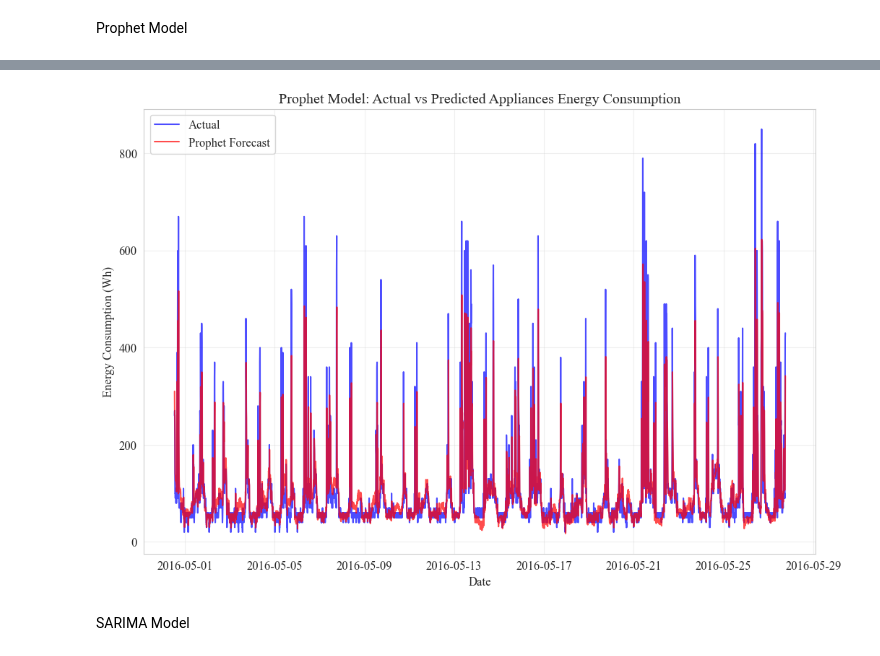
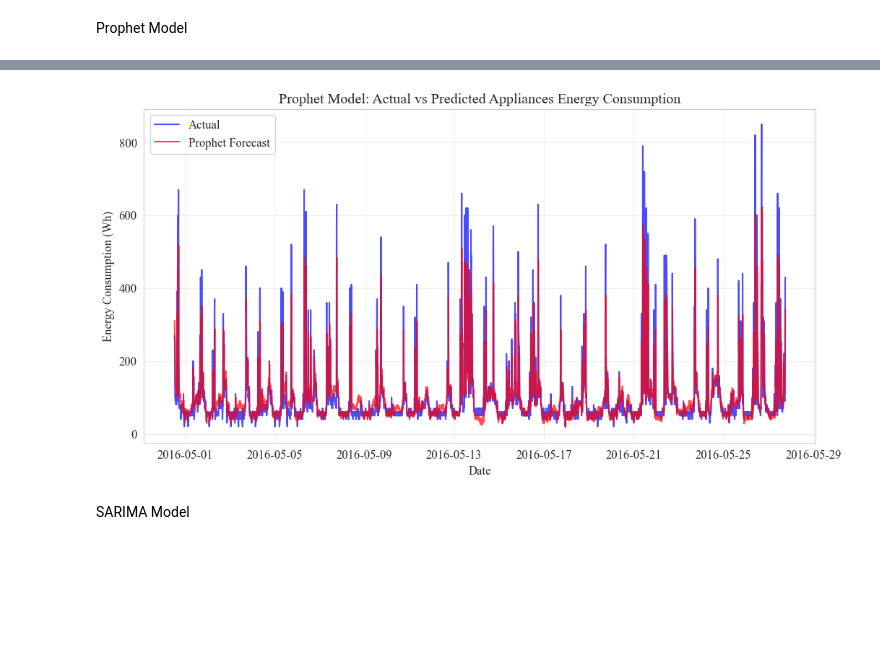
Before and after one commit to CatPieee/Appliances-Energy-Consumption-Forecasting-Using-Time-Series-Machine-Learning, a Jupyter notebook: notebooks/4.0-TimeSeries_ML.ipynb, the cells around one changed output, grey strips where cells are left out. Cells and saved outputs as stored; diff of their text form; code cells hidden in the pictures; blank space fills up the shorter version.

```diff
--- a/notebooks/4.0-TimeSeries_ML.ipynb
+++ b/notebooks/4.0-TimeSeries_ML.ipynb
@@ -131,26 +128,26 @@ MAE: 27.27
 R²: 0.5313
 # %%
 # Visualize Prophet results
-plt.figure(figsize=(12, 8))
+plt.figure(figsize=(12, 6))
 
 # Plot 1: Forecast vs Actual
 plt.plot(prophet_test['ds'], prophet_test['y'], label='Actual', color='blue', alpha=0.7)
 plt.plot(prophet_test['ds'], prophet_predictions, label='Prophet Forecast', color='red', alpha=0.7)
 plt.title('Prophet Model: Actual vs Predicted Appliances Energy Consumption')
 plt.xlabel('Date')
 plt.ylabel('Energy Consumption (Wh)')
 plt.legend()
 plt.grid(True, alpha=0.3)
 
 # plt.tight_layout()
 # plt.savefig('../results/prediction_plots/prophet_results.png', dpi=300, bbox_inches='tight')
 plt.show()
 
 # Prophet components
 # fig = prophet_model.plot_components(prophet_forecast)
 # plt.savefig('../results/prediction_plots/prophet_components.png', dpi=300, bbox_inches='tight')
 # plt.show()
 # %% [output]
-[figure, old version]
+[figure, new version]
 # %% [markdown]
 SARIMA Model
```
Also changed, not shown: parts of 6 cells of this notebook, 6 other files.
